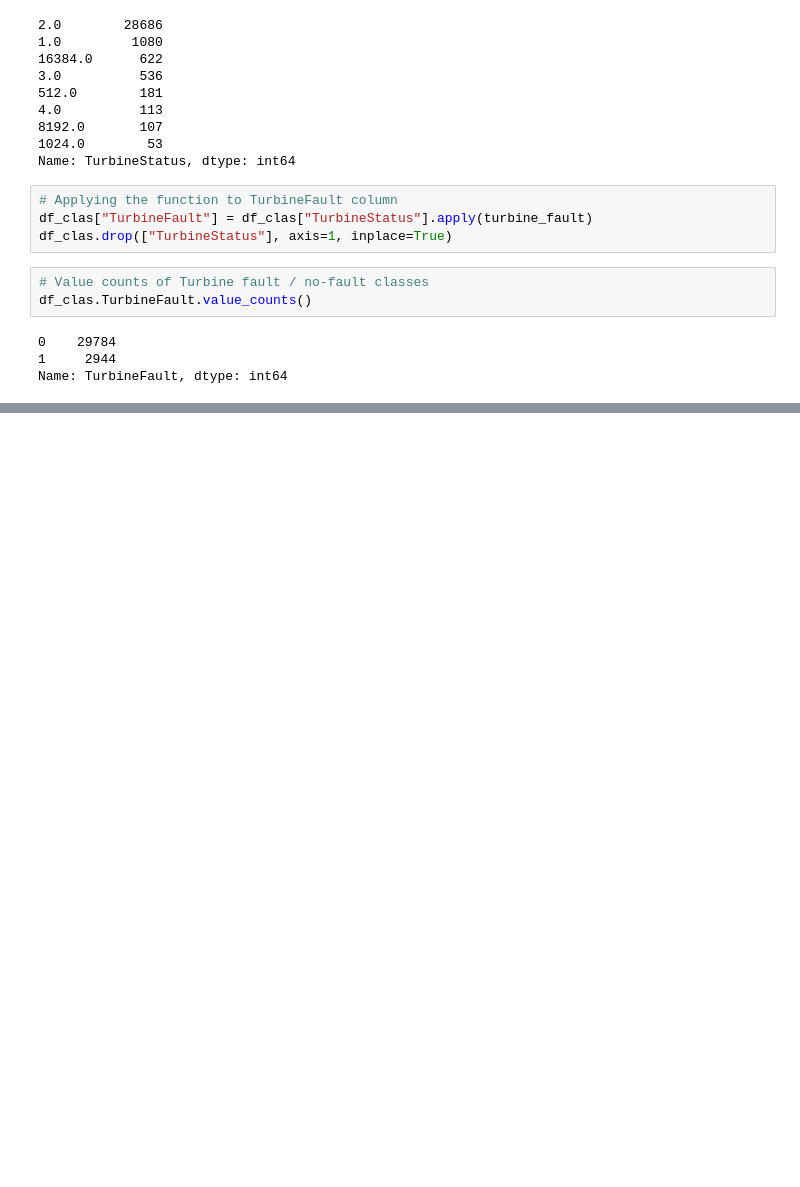
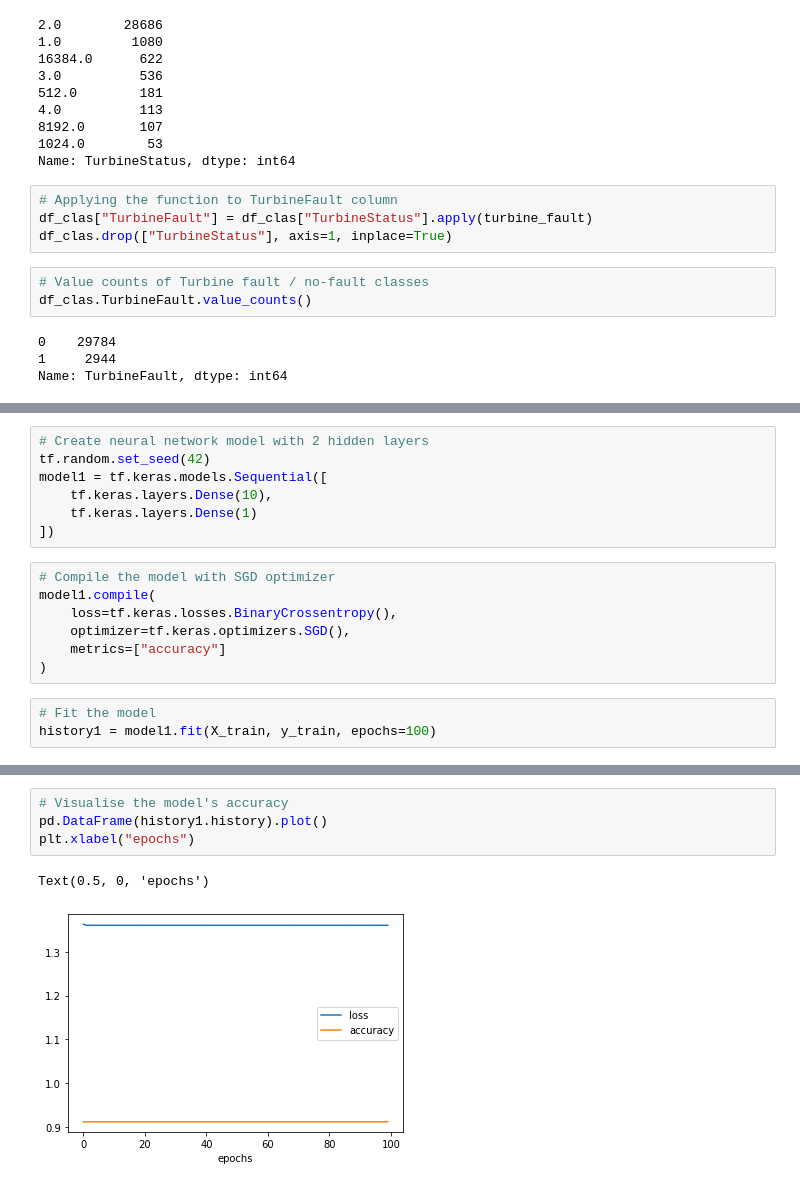
Before and after one commit to LazaUK/IndustrySolutions-WindFarm, a Jupyter notebook: Python_notebook/CambridgeSpark_Laziz_WindFarm.ipynb, the cells around one changed output, grey strips where cells are left out. Drawn from its saved outputs; the diff is of its cells as text; blank space fills up the shorter version.

```diff
--- a/Python_notebook/CambridgeSpark_Laziz_WindFarm.ipynb
+++ b/Python_notebook/CambridgeSpark_Laziz_WindFarm.ipynb
@@ -723,0 +747,17 @@ plt.show()
+# %%
+# Create neural network model with 2 hidden layers
+tf.random.set_seed(42)
+model1 = tf.keras.models.Sequential([
+    tf.keras.layers.Dense(10),
+    tf.keras.layers.Dense(1)
+])
+# %%
+# Compile the model with SGD optimizer
+model1.compile(
+    loss=tf.keras.losses.BinaryCrossentropy(),
+    optimizer=tf.keras.optimizers.SGD(),
+    metrics=["accuracy"]
+)
+# %%
+# Fit the model
+history1 = model1.fit(X_train, y_train, epochs=100)
@@ -723,0 +782,7 @@ plt.show()
+# %%
+# Visualise the model's accuracy
+pd.DataFrame(history1.history).plot()
+plt.xlabel("epochs")
+# %% [output]
+Text(0.5, 0, 'epochs')
+[figure, added]
```
Also changed, not shown: parts of 38 cells of this notebook.
